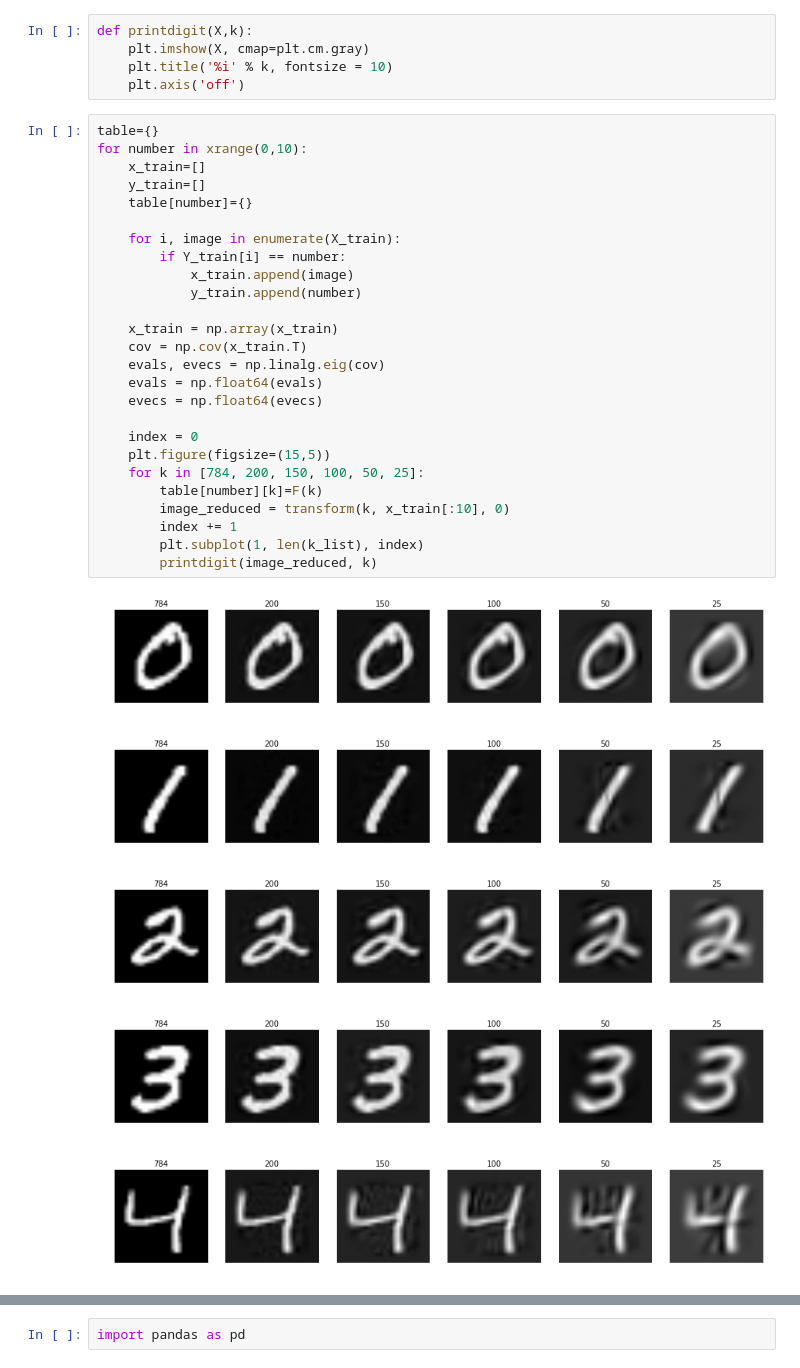
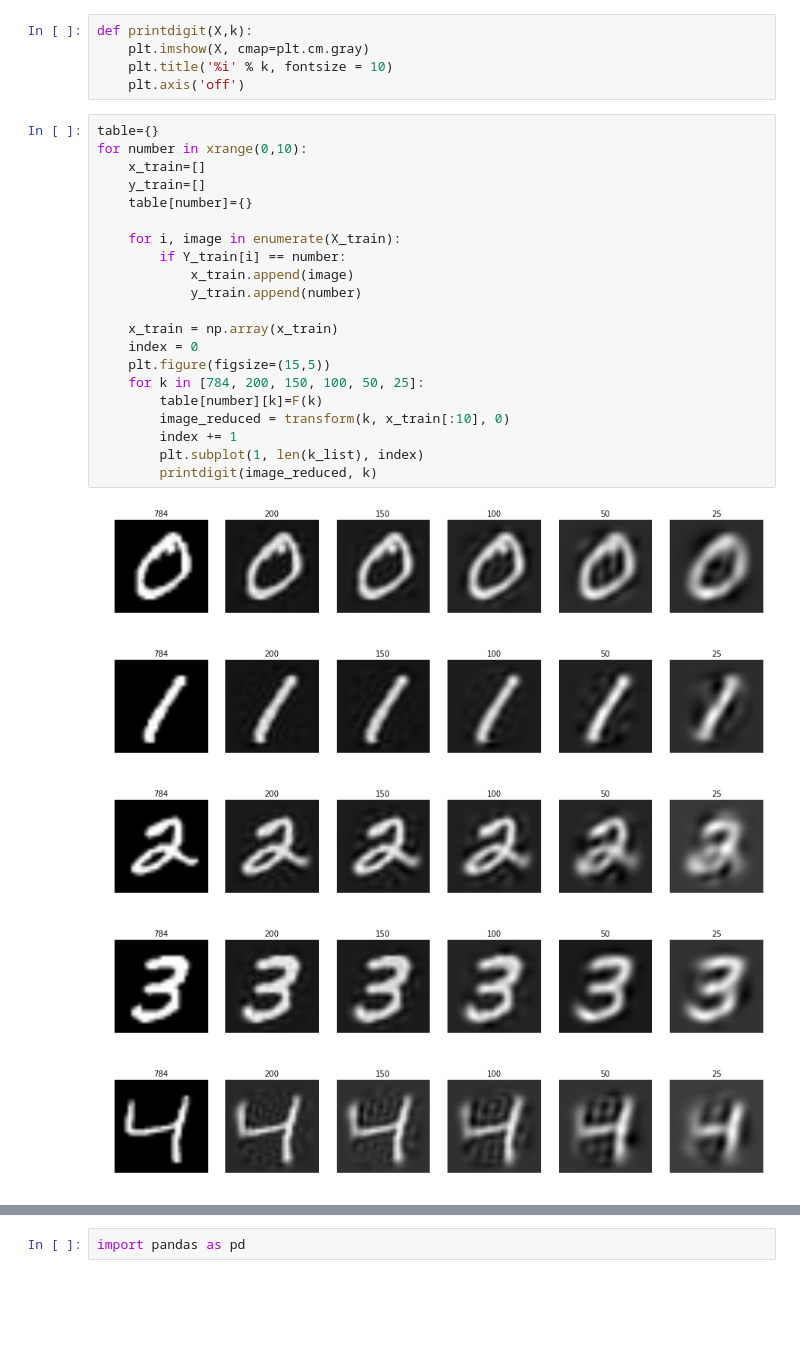
Before and after one commit to mGalarnyk/DSE210_Probability_Statistics_Python, a Jupyter notebook: 8_Matrix_Factorization.ipynb, the cells around one changed output, grey strips where cells are left out. Cells and saved outputs as stored; diff of their text form; blank space fills up the shorter version.

```diff
--- a/8_Matrix_Factorization.ipynb
+++ b/8_Matrix_Factorization.ipynb
@@ -172,33 +172,28 @@ def printdigit(X,k):
 # %%
 table={}
 for number in xrange(0,10):
     x_train=[]
     y_train=[]
     table[number]={}
 
     for i, image in enumerate(X_train):
         if Y_train[i] == number:
             x_train.append(image)
             y_train.append(number)
 
     x_train = np.array(x_train)
-    cov = np.cov(x_train.T)
-    evals, evecs = np.linalg.eig(cov)
-    evals = np.float64(evals)
-    evecs = np.float64(evecs)
-
     index = 0
     plt.figure(figsize=(15,5))
     for k in [784, 200, 150, 100, 50, 25]:
         table[number][k]=F(k)
         image_reduced = transform(k, x_train[:10], 0)
         index += 1
         plt.subplot(1, len(k_list), index)
         printdigit(image_reduced, k)
 # %% [output]
-[figure, old version]
+[figure, new version]
 [figure]
-[figure, old version]
+[figure, new version]
 [figure]
-[figure, old version]
+[figure, new version]
 [figure]
```
Also changed, not shown: parts of 3 cells of this notebook.
